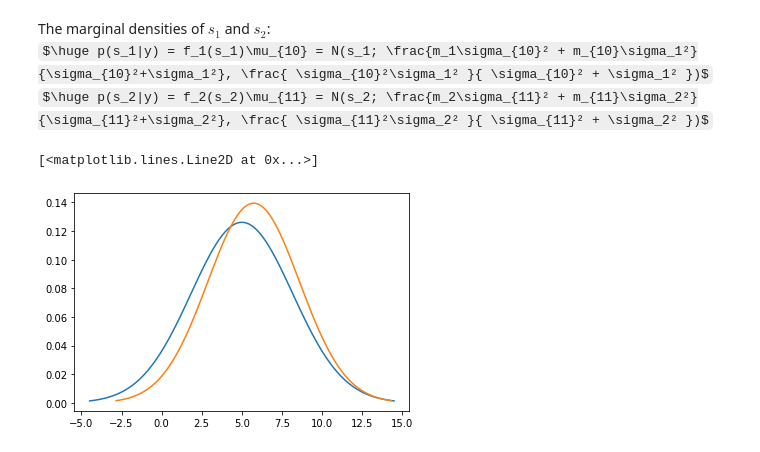
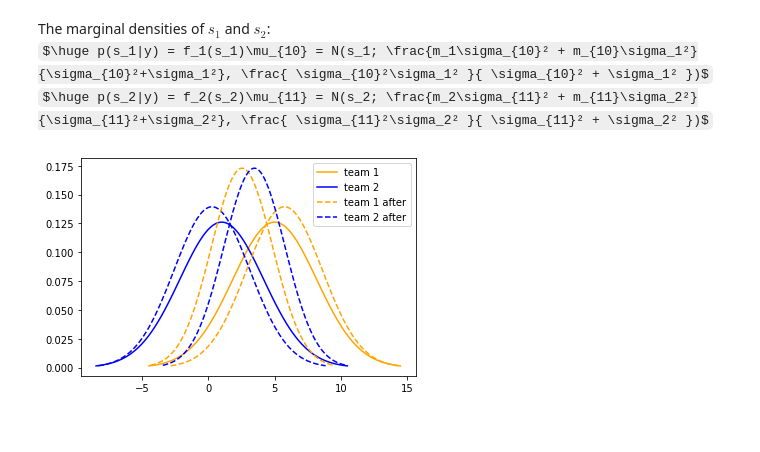
Before and after one commit to inquizition/Algorithms, a Jupyter notebook: Bayesian/Trueskill/main.ipynb, the cells around one changed output. Cells and saved outputs as stored; diff of their text form; code cells hidden in the pictures; some formulas as TeX source.

Commit message:
dded plot

```diff
--- a/Bayesian/Trueskill/main.ipynb
+++ b/Bayesian/Trueskill/main.ipynb
@@ -26,6 +29,13 @@ class Team():
   def set_name(self, new_name):
     self.name = new_name
 
+  def plotDist(self, colour="black", linetype="dashed"):
+    sigma = math.sqrt(self.var)
+    x = np.linspace(self.mu - 3*sigma, self.mu + 3*sigma, 100)
+    line, = plt.plot(x, stats.norm.pdf(x, self.mu, sigma))
+    line.set_color(colour)
+    line.set_linestyle(linetype)
+
   def __repr__(self):
     return "{}: mu={}, var={}".format(self.name,
                                        self.mu,
@@ -118,27 +127,28 @@ def update_skills_MP(t1, t2, var_t, y_obs):
     t1.set_var(marginal_s1.var)
     t2.set_mu(marginal_s2.mean)
     t2.set_var(marginal_s2.var)
-# %%
-import matplotlib.pyplot as plt
-import math
-
-team1 = Team(5, 10, 'team1')
-team2 = Team(1, 10, 'team2')
-team3 = Team(5, 10, 'team3')
-team4 = Team(1, 10, 'team4')
-
-sigma = math.sqrt(team1.var)
-x = np.linspace(team1.mu - 3*sigma, team1.mu + 3*sigma, 100)
-plt.plot(x, stats.norm.pdf(x, team1.mu, sigma))
-
-var_t = 3
-y_obs = 1
-
-update_skills_MP(team1, team2, var_t, y_obs)
-
-sigma = math.sqrt(team1.var)
-x = np.linspace(team1.mu - 3*sigma, team1.mu + 3*sigma, 100)
-plt.plot(x, stats.norm.pdf(x, team1.mu, sigma))
-# %% [output]
-[<matplotlib.lines.Line2D at 0x...>]
-[figure, removed]
+# %%
+team1 = Team(5, 10, 'team1')
+team2 = Team(1, 10, 'team2')
+team3 = Team(5, 10, 'team3')
+team4 = Team(1, 10, 'team4')
+
+team1.plotDist("orange", "solid")
+team2.plotDist("blue", "solid")
+
+var_t = 3
+y_obs = 1
+
+update_skills_MP(team1, team2, var_t, y_obs)
+
+team1.plotDist("orange")
+team2.plotDist("blue")
+plt.legend(["team 1", "team 2", "team 1 after", "team 2 after"])
+
+y_obs = 0
+update_skills_MP(team1, team2, var_t, y_obs)
+
+team1.plotDist("orange")
+team2.plotDist("blue")
+# %% [output]
+[figure, added]
```
Also changed, not shown: parts of 3 cells of this notebook.
